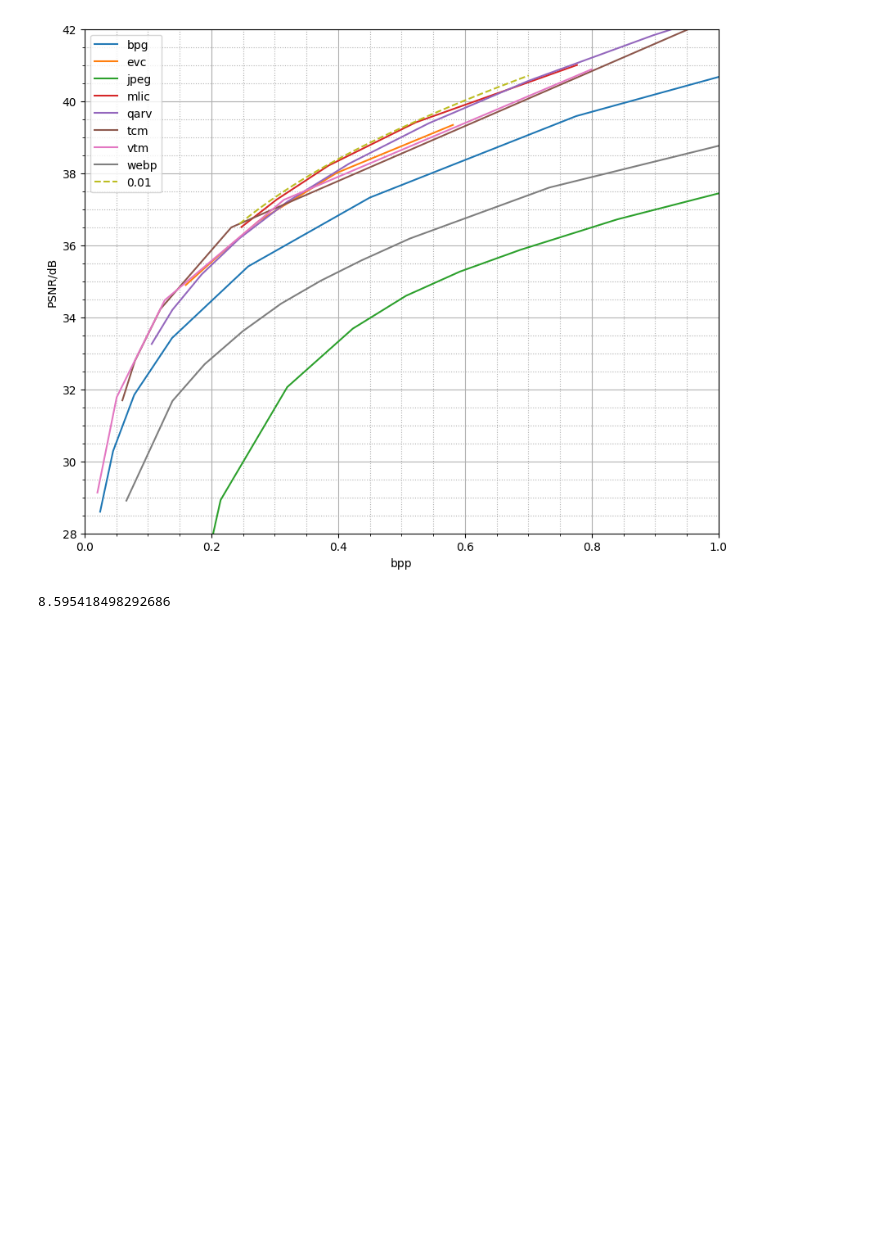
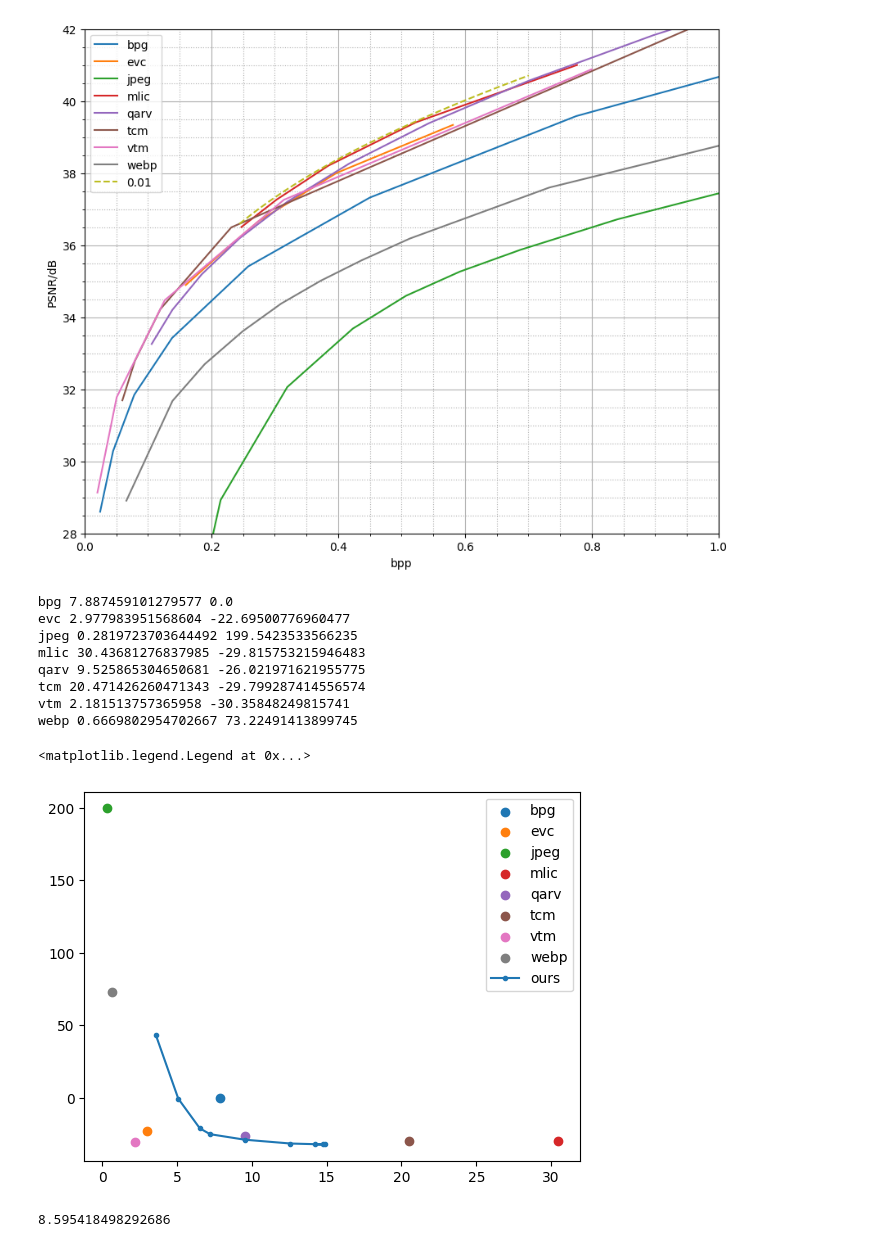
Before and after one commit to fgvfgfg564/TCM-lite, a Jupyter notebook: experiments/SAv1/performance/plot_performance.ipynb, the cells around one changed output. Cells and saved outputs as stored; diff of their text form; code cells hidden in the pictures; blank space fills up the shorter version.

```diff
--- a/experiments/SAv1/performance/plot_performance.ipynb
+++ b/experiments/SAv1/performance/plot_performance.ipynb
@@ -230,6 +230,38 @@ plt.grid(which="minor", linestyle=":")
 plt.show()
 # %% [output]
 [figure]
+# %%
+anchor = anchor_results['bpg']
+
+for k, v in anchor_results.items():
+    bd = v.bd_rate(anchor)
+    t = np.mean(v.avg_t)
+    # r, d = interpolator(r, d)
+    plt.scatter(t, bd, label=k)
+    print(k, t, bd)
+
+ours_bd = []
+ours_t = []
+
+for k, v in ours_results.items():
+    bd = v.bd_rate(anchor)
+    t = np.mean(v.avg_t)
+    ours_bd.append(bd)
+    ours_t.append(t)
+
+plt.plot(ours_t, ours_bd, label='ours', marker='.')
+plt.legend()
+# %% [output]
+bpg 7.887459101279577 0.0
+evc 2.977983951568604 -22.69500776960477
+jpeg 0.2819723703644492 199.5423533566235
+mlic 30.43681276837985 -29.815753215946483
+qarv 9.525865304650681 -26.021971621955775
+tcm 20.471426260471343 -29.799287414556574
+vtm 2.181513757365958 -30.35848249815741
+webp 0.6669802954702667 73.22491413899745
+<matplotlib.legend.Legend at 0x...>
+[figure, added]
 # %%
 anchor_results['qarv'].bd_rate(anchor_results['vtm'])
 # %% [output]
```
Also changed, not shown: parts of 3 cells of this notebook, 7 other files.
